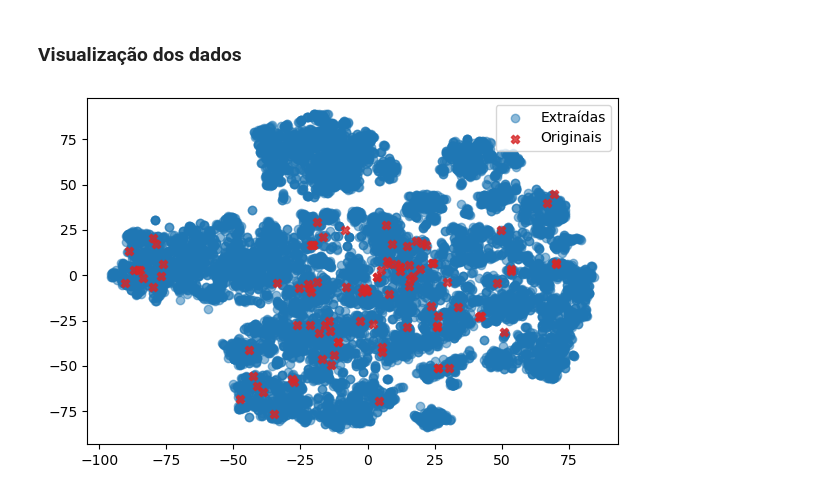
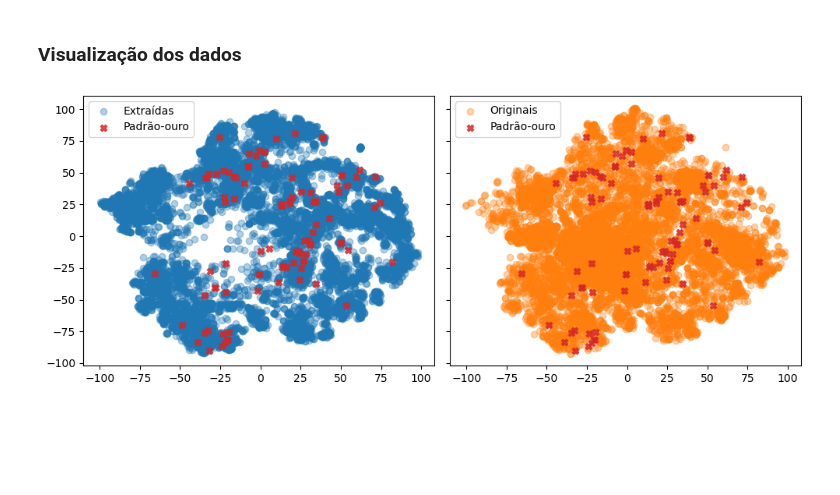
Before and after one commit to gabrielct1/projeto-gravidez, a Jupyter notebook: notebooks/embed_dist.ipynb, the cells around one changed output. Saved outputs shown, nothing was run; the diff lists cells and outputs as text; code cells hidden in the pictures; blank space fills up the shorter version.

```diff
--- a/notebooks/embed_dist.ipynb
+++ b/notebooks/embed_dist.ipynb
@@ -331,32 +358,40 @@ tsne = TSNE(
 
 X_2d = tsne.fit_transform(X_pca)
 
-n_queries = len(queries)
-queries_2d = X_2d[:n_queries]
-comments_2d = X_2d[n_queries:]
+n_gold = len(gold)
+n_extracted = len(extracted)
+n_originals = len(originals)
+
+gold_2d = X_2d[:n_gold]
+extracted_2d = X_2d[n_gold:n_gold + n_extracted]
+originals_2d = X_2d[n_gold + n_extracted:]
+
+assert len(gold_2d) == n_gold
+assert len(extracted_2d) == n_extracted
+assert len(originals_2d) == n_originals
 # %%
-plt.figure(figsize=(6, 4))
+fig, axes = plt.subplots(1, 2, figsize=(10, 4), sharex=True, sharey=True)
 
-plt.scatter(
-    comments_2d[:, 0],
-    comments_2d[:, 1],
-    alpha=0.5,
-    color='tab:blue',
-    label='Extraídas'
-)
+panels = [
+    (axes[0], extracted_2d, 'tab:blue', 'Extraídas'),
+    (axes[1], originals_2d, 'tab:orange', 'Originais'),
+]
 
-plt.scatter(
-    queries_2d[:, 0],
-    queries_2d[:, 1],
-    alpha=0.8,
-    marker='X',
-    color='tab:red',
-    label='Originais'
-)
-plt.legend()
+for ax, points, color, label in panels:
+    ax.scatter(points[:, 0], points[:, 1], alpha=0.35, color=color, label=label)
+    ax.scatter(
+        gold_2d[:, 0],
+        gold_2d[:, 1],
+        alpha=0.8,
+        marker='X',
+        color='tab:red',
+        label='Padrão-ouro',
+    )
+    ax.legend()
+
 plt.tight_layout()
-plt.savefig(os.path.join(OUTPUT_PATH_FIGS, f'tsne_questions_queries_{MODEL_NAME}.png'))
+plt.savefig(os.path.join(OUTPUT_PATH_FIGS, f'tsne_side_by_side_{MODEL_NAME}.png'))
 plt.show()
 # %% [output]
-[figure, old version]
+[figure, new version]
 # %%
```
Also changed, not shown: parts of 31 cells of this notebook, 2 other files.
